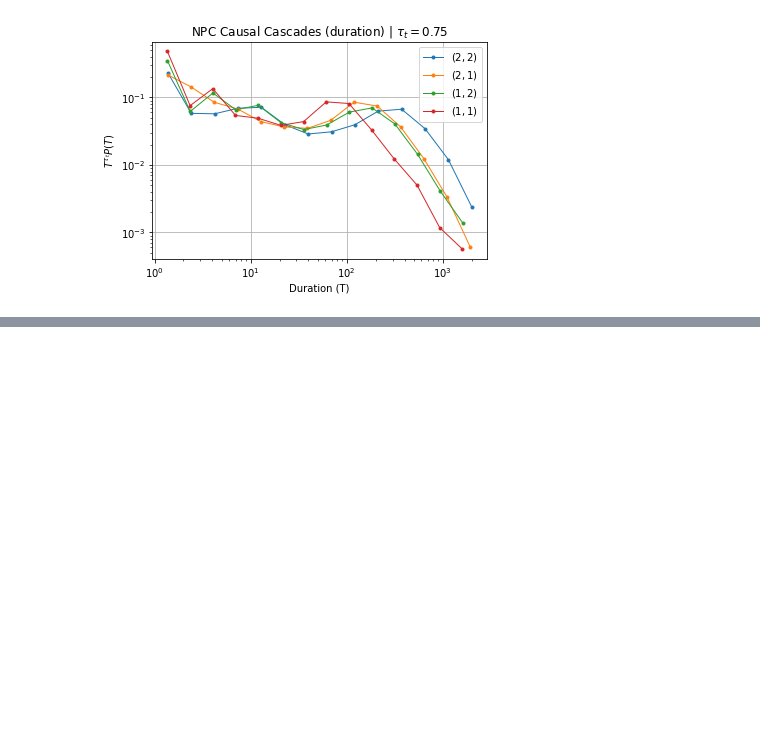
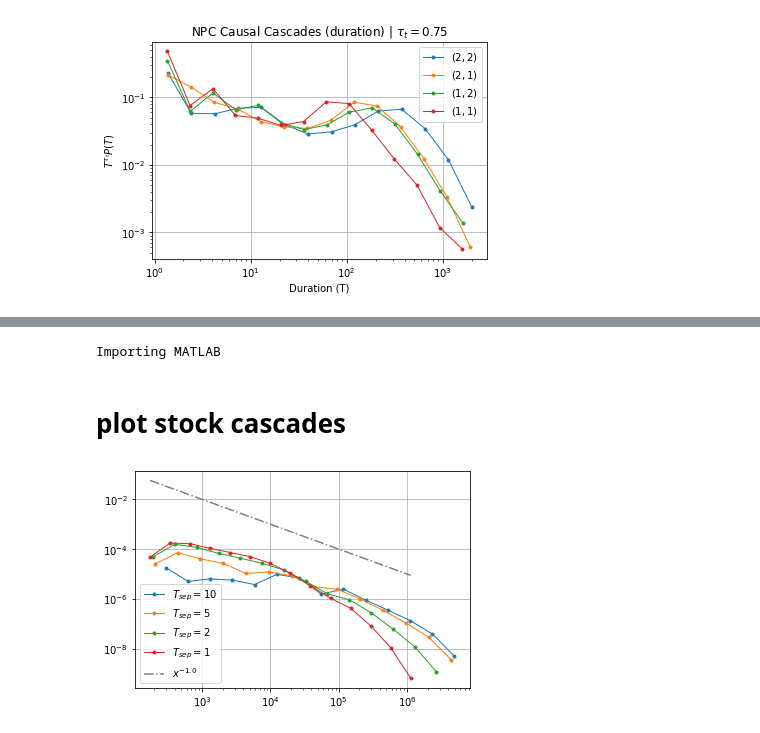
Before and after one commit to braedyn-au/StockMarketCascades, a Jupyter notebook: 10.2 200_7200_100_2_5.pkl.ipynb, the cells around one changed output, grey strips where cells are left out. Saved outputs shown, nothing was run; the diff lists cells and outputs as text; code cells hidden in the pictures; blank space fills up the shorter version.

```diff
--- a/10.2 200_7200_100_2_5.pkl.ipynb
+++ b/10.2 200_7200_100_2_5.pkl.ipynb
@@ -515,0 +519,10 @@ plt.close()
+# %%
+import pandas as pd
+import numpy as np
+TtotalOrdersNPC = pd.read_csv("./results/nopricechange/7-9/totalOrders_"+p[4:-4]+".csv")
+stockPoolNPC = np.load("./results/nopricechange/2-4/stockPool_501_5000_100_2_5.npy")
+hurstPoolNPC = np.load("./results/nopricechange/2-4/hurstPool_501_5000_100_2_5.npy")
+with open('./results/nopricechange/7-9/traderIDs_'+p[4:], 'rb') as f:
+    traderIDsNPC = pickle.load(f)
+# %% [output]
+Importing MATLAB
@@ -515,0 +661,61 @@ plt.close()
+# %%
+sSizes10, sNrows10, sDuration10, sCascades10, sPortfKeys10 = stockOrderCascadeAnalyzer(TtotalOrdersNPC, stockPoolNPC, 992,5992,10)
+sSizes5, sNrows5, sDuration5, sCascades5, sPortfKeys5 = stockOrderCascadeAnalyzer(TtotalOrdersNPC, stockPoolNPC, 992,5992,5)
+sSizes2, sNrows2, sDuration2, sCascades2, sPortfKeys2 = stockOrderCascadeAnalyzer(TtotalOrdersNPC, stockPoolNPC, 992,5992,2)
+sSizes1, sNrows1, sDuration1, sCascades1, sPortfKeys1 = stockOrderCascadeAnalyzer(TtotalOrdersNPC, stockPoolNPC, 992,5992,1)
+# %% [markdown]
+# plot stock cascades
+# %%
+hist, bins = np.histogram(sSizes10, bins=np.logspace(np.log10(min(sSizes10)),np.log10(max(sSizes10)),15))
+binsize = np.diff(bins)
+
+mid = numpy.array([])
+for i in range(len(binsize)):
+    avg = (bins[i]+bins[i+1])/2
+    mid = np.append(mid,avg)
+
+a = np.nonzero(hist)[0]
+plt.plot(mid[a],np.divide(hist[a],binsize[a])/len(sSizes10),'o-', linewidth = 1, markersize = 3, label = "$T_{sep}=10$")
+
+hist, bins = np.histogram(sSizes5, bins=np.logspace(np.log10(min(sSizes5)),np.log10(max(sSizes5)),15))
+binsize = np.diff(bins)
+
+
+mid = numpy.array([])
+for i in range(len(binsize)):
+    avg = (bins[i]+bins[i+1])/2
+    mid = np.append(mid,avg)
+
+a = np.nonzero(hist)[0]
+plt.plot(mid[a],np.divide(hist[a],binsize[a])/len(sSizes5),'o-', linewidth = 1, markersize = 3, label = "$T_{sep}=5$")
+
+hist, bins = np.histogram(sSizes2, bins=np.logspace(np.log10(min(sSizes2)),np.log10(max(sSizes2)),15))
+binsize = np.diff(bins)
+
+mid = np.array([])
+for i in range(len(binsize)):
+    avg = (bins[i]+bins[i+1])/2
+    mid = np.append(mid,avg)
+
+a = np.nonzero(hist)[0]
+plt.plot(mid[a],np.divide(hist[a],binsize[a])/len(sSizes2),'o-', linewidth = 1, markersize = 3, label = "$T_{sep}=2$")
+
+hist, bins = np.histogram(sSizes1, bins=np.logspace(np.log10(min(sSizes1)),np.log10(max(sSizes1)),15))
+binsize = np.diff(bins)
+
+mid = np.array([])
+for i in range(len(binsize)):
+    avg = (bins[i]+bins[i+1])/2
+    mid = np.append(mid,avg)
+
+a = np.nonzero(hist)[0]
+plt.plot(mid[a],np.divide(hist[a],binsize[a])/len(sSizes1),'o-', linewidth = 1, markersize = 3, label = "$T_{sep}=1$")
+
+tau = -1.
+plt.plot(mid[a], np.power(mid[a], tau)*10, '-.', color = 'grey', label="$x^{"+str(tau)+"}$")
+
+plt.loglog()
+plt.legend()
+plt.grid(True)
+# %% [output]
+[figure, added]
```
Also changed, not shown: parts of 12 cells of this notebook, 16 other files.
